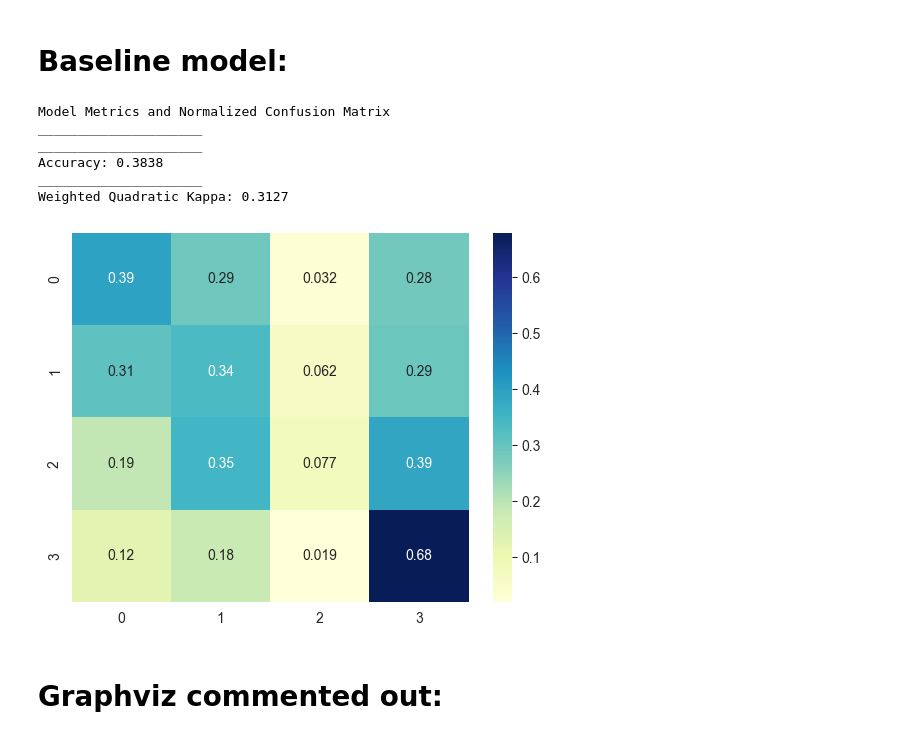
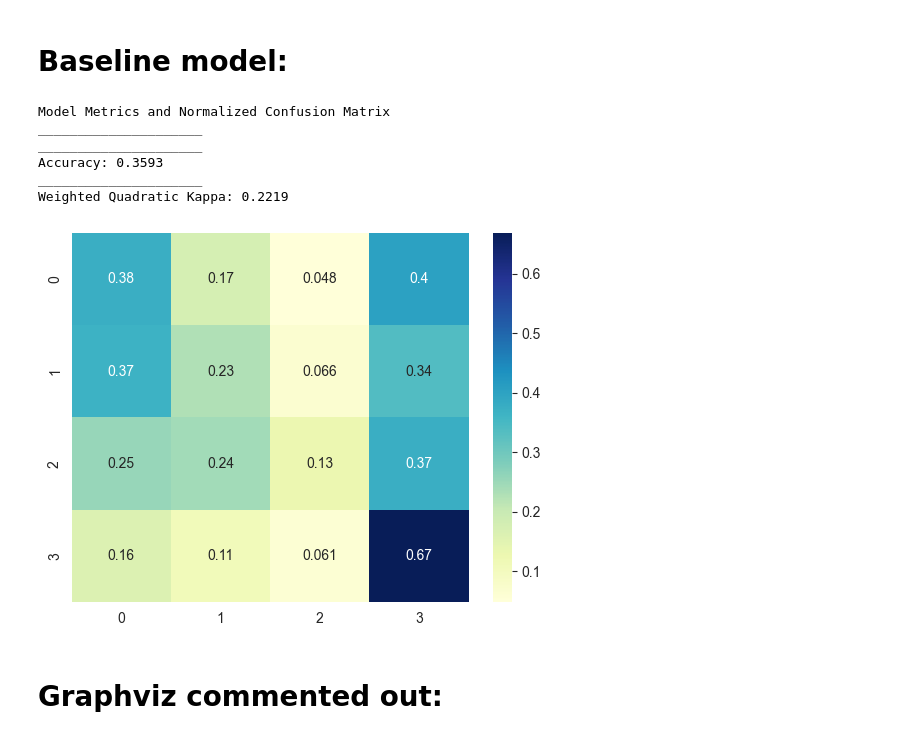
Before and after one commit to LanaCasselmann/ds_capstone_pet_adoptability, a Jupyter notebook: notebooks/pet_eda.ipynb, the cells around one changed output. Saved outputs shown, nothing was run; the diff lists cells and outputs as text; code cells hidden in the pictures.

Commit message:
model plots

```diff
--- a/notebooks/pet_eda.ipynb
+++ b/notebooks/pet_eda.ipynb
@@ -989,22 +987,22 @@ pd.DataFrame(y_test_cats).to_csv('../data/petfinder-adoption-prediction/train/y_
 # %% [markdown]
 # Baseline model:
 # %%
-X_baseline = df_processed[["age_bin", "photoamt_11", "breed_type", "type", "color_pattern_0","color_pattern_1","color_pattern_2"]]
+X_baseline = df_processed[["age_bin", "photoamt_11"]]
 y = df_processed["adoptionspeed"]
 X_train_bl, X_test_bl, y_train_bl, y_test_bl = train_test_split(X_baseline, y, random_state=42, stratify=y)
 baseline = DecisionTreeClassifier(max_depth = 4, min_samples_leaf = 15)
 baseline.fit(X_train_bl, y_train_bl)
 
 y_pred_bl = baseline.predict(X_test_bl)
 our_metrics(y_test_bl, y_pred_bl, normalize=True)
 # %% [output]
 Model Metrics and Normalized Confusion Matrix
 _____________________
 _____________________
-Accuracy: 0.3838
+Accuracy: 0.3593
 _____________________
-Weighted Quadratic Kappa: 0.3127
+Weighted Quadratic Kappa: 0.2219
-[figure, old version]
+[figure, new version]
 # %% [markdown]
 # Graphviz commented out:
 # %%
```
Also changed, not shown: parts of 3 cells of this notebook, 2 other files.
